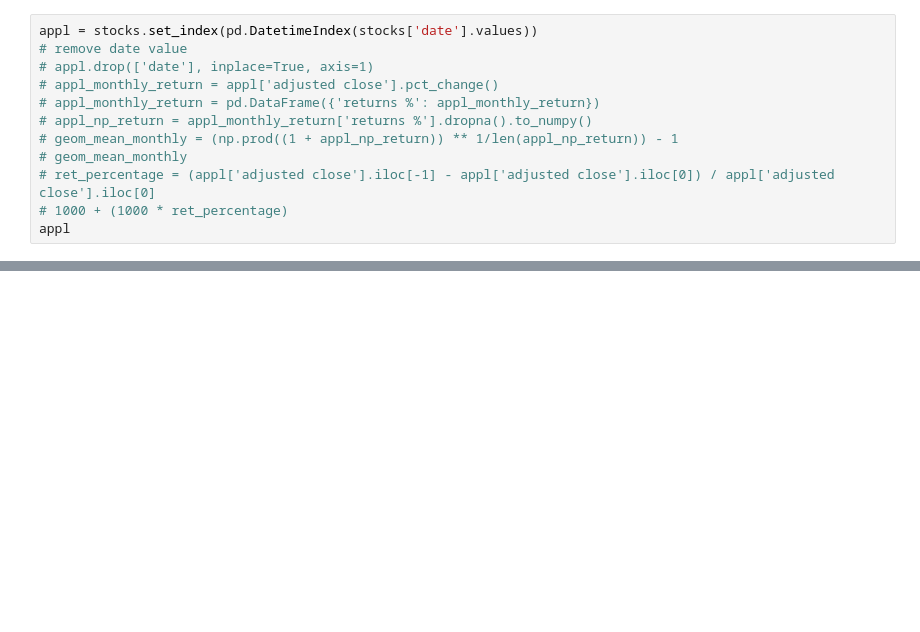
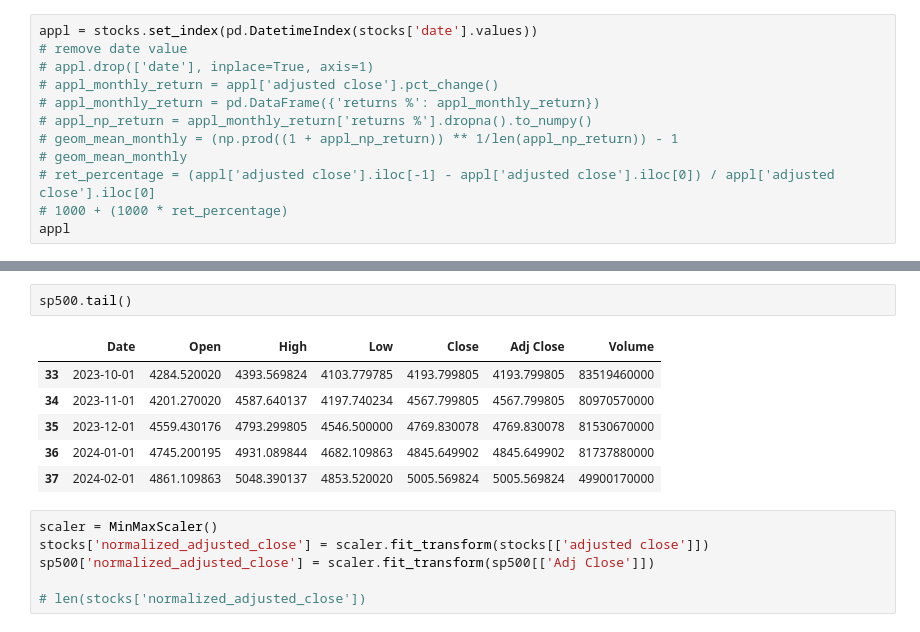
Before and after one commit to miridium-electrode/stocks-capstone, a Jupyter notebook: analysis.ipynb, the cells around one changed output, grey strips where cells are left out. Drawn from its saved outputs; the diff is of its cells as text; blank space fills up the shorter version.

```diff
--- a/analysis.ipynb
+++ b/analysis.ipynb
@@ -65,0 +76,15 @@ appl
+# %%
+sp500.tail()
+# %% [output]
+|  | Date | Open | High | Low | Close | Adj Close | Volume |
+| 33 | 2023-10-01 | 4284.520020 | 4393.569824 | 4103.779785 | 4193.799805 | 4193.799805 | 83519460000 |
+| 34 | 2023-11-01 | 4201.270020 | 4587.640137 | 4197.740234 | 4567.799805 | 4567.799805 | 80970570000 |
+| 35 | 2023-12-01 | 4559.430176 | 4793.299805 | 4546.500000 | 4769.830078 | 4769.830078 | 81530670000 |
+| 36 | 2024-01-01 | 4745.200195 | 4931.089844 | 4682.109863 | 4845.649902 | 4845.649902 | 81737880000 |
+| 37 | 2024-02-01 | 4861.109863 | 5048.390137 | 4853.520020 | 5005.569824 | 5005.569824 | 49900170000 |
+# %%
+scaler = MinMaxScaler()
+stocks['normalized_adjusted_close'] = scaler.fit_transform(stocks[['adjusted close']])
+sp500['normalized_adjusted_close'] = scaler.fit_transform(sp500[['Adj Close']])
+
+# len(stocks['normalized_adjusted_close'])
```
Also changed, not shown: parts of 7 cells of this notebook, 1 other file.
